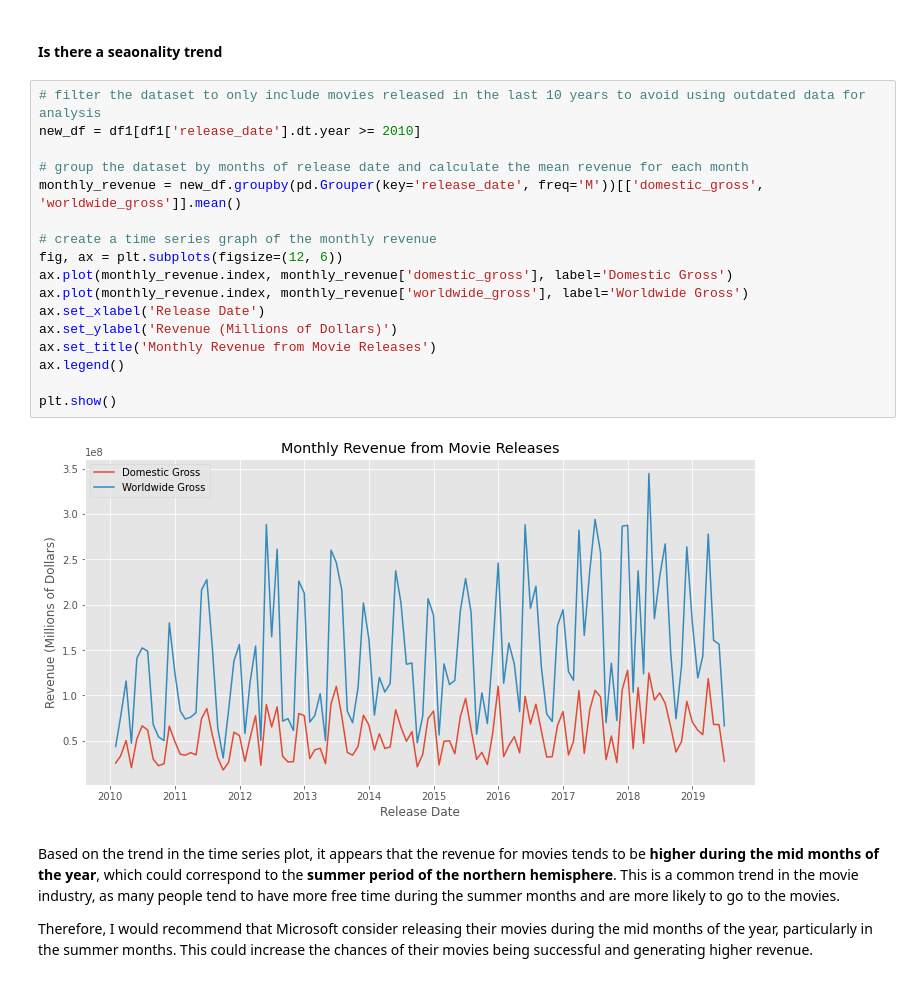
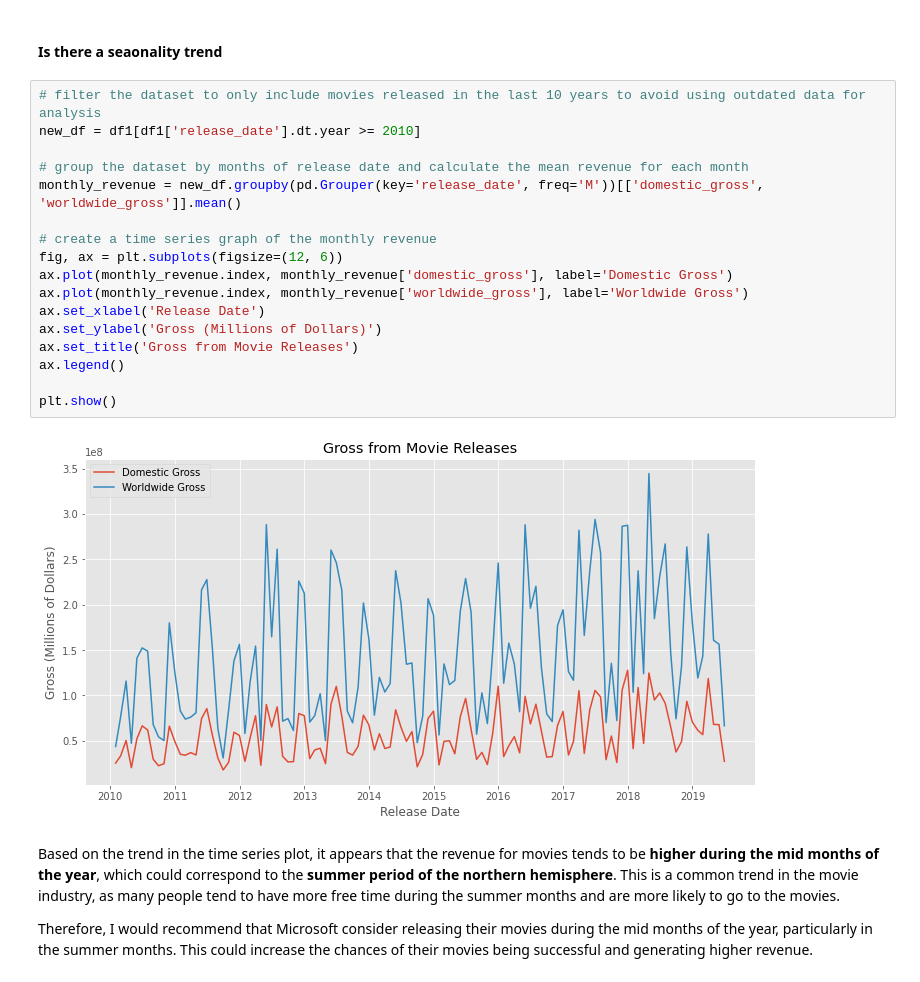
Before and after one commit to waihiga9/ExploratoryDataAnalysis_MoviesDataset, a Jupyter notebook: EDA_movies.ipynb, the cells around one changed output. Saved outputs shown, nothing was run; the diff lists cells and outputs as text.

```diff
--- a/EDA_movies.ipynb
+++ b/EDA_movies.ipynb
@@ -585,22 +576,22 @@ My recommendation for Microsoft would be to consider increasing their production
 # %%
 # filter the dataset to only include movies released in the last 10 years to avoid using outdated data for analysis
 new_df = df1[df1['release_date'].dt.year >= 2010]
 
 # group the dataset by months of release date and calculate the mean revenue for each month
 monthly_revenue = new_df.groupby(pd.Grouper(key='release_date', freq='M'))[['domestic_gross', 'worldwide_gross']].mean()
 
 # create a time series graph of the monthly revenue
 fig, ax = plt.subplots(figsize=(12, 6))
 ax.plot(monthly_revenue.index, monthly_revenue['domestic_gross'], label='Domestic Gross')
 ax.plot(monthly_revenue.index, monthly_revenue['worldwide_gross'], label='Worldwide Gross')
 ax.set_xlabel('Release Date')
-ax.set_ylabel('Revenue (Millions of Dollars)')
-ax.set_title('Monthly Revenue from Movie Releases')
+ax.set_ylabel('Gross (Millions of Dollars)')
+ax.set_title('Gross from Movie Releases')
 ax.legend()
 
 plt.show()
 # %% [output]
-[figure, old version]
+[figure, new version]
 # %% [markdown]
 Based on the trend in the time series plot, it appears that the revenue for movies tends to be **higher during the mid months of the year**, which could correspond to the **summer period of the northern hemisphere**. This is a common trend in the movie industry, as many people tend to have more free time during the summer months and are more likely to go to the movies.
 
```
Also changed, not shown: parts of 28 cells of this notebook.
